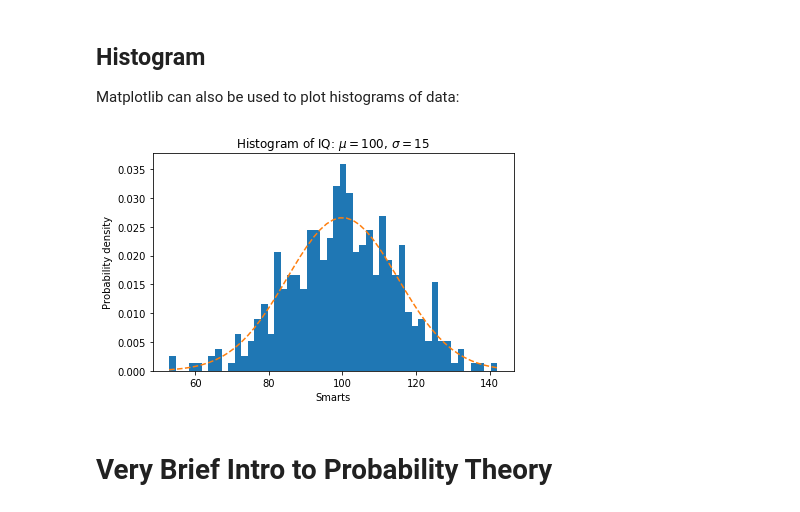
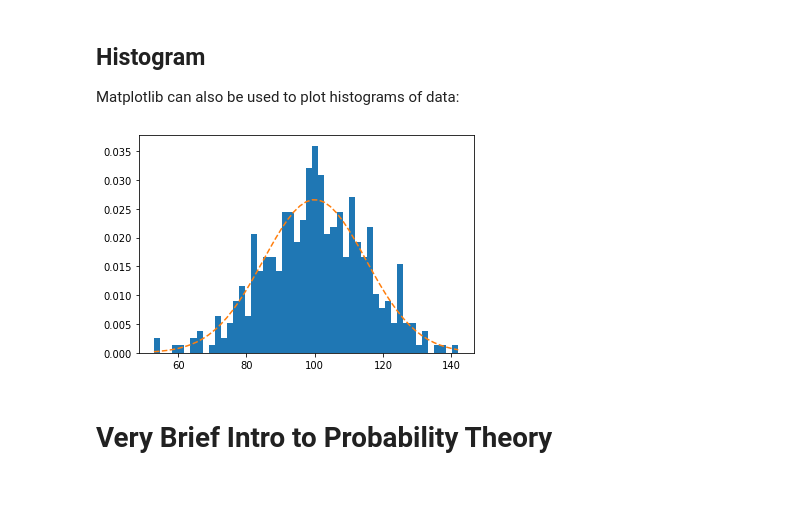
Before and after one commit to jonathanfrawley/data_analysis_and_machine_learning_course, a Jupyter notebook: slides/slides_01.ipynb, the cells around one changed output. Drawn from its saved outputs; the diff is of its cells as text; code cells hidden in the pictures.

```diff
--- a/slides/slides_01.ipynb
+++ b/slides/slides_01.ipynb
@@ -103,31 +109,14 @@ Matplotlib can also be used to plot histograms of data:
 # %%
-np.random.seed(19680801)
-
-# example data
-mu = 100  # mean of distribution
-sigma = 15  # standard deviation of distribution
-x = mu + sigma * np.random.randn(437)
-
-num_bins = 50
-
 fig, ax = plt.subplots()
-
 # the histogram of the data
 n, bins, patches = ax.hist(x, num_bins, density=1)
-
 # add a 'best fit' line
 y = ((1 / (np.sqrt(2 * np.pi) * sigma)) *
      np.exp(-0.5 * (1 / sigma * (bins - mu))**2))
 ax.plot(bins, y, '--')
-ax.set_xlabel('Smarts')
-ax.set_ylabel('Probability density')
-ax.set_title(r'Histogram of IQ: $\mu=100$, $\sigma=15$')
-
-# Tweak spacing to prevent clipping of ylabel
-fig.tight_layout()
 plt.show()
 # %% [output]
-[figure, old version]
+[figure, new version]
 # %% [markdown]
 # Very Brief Intro to Probability Theory
 # %% [markdown]
```
Also changed, not shown: parts of 18 cells of this notebook.
